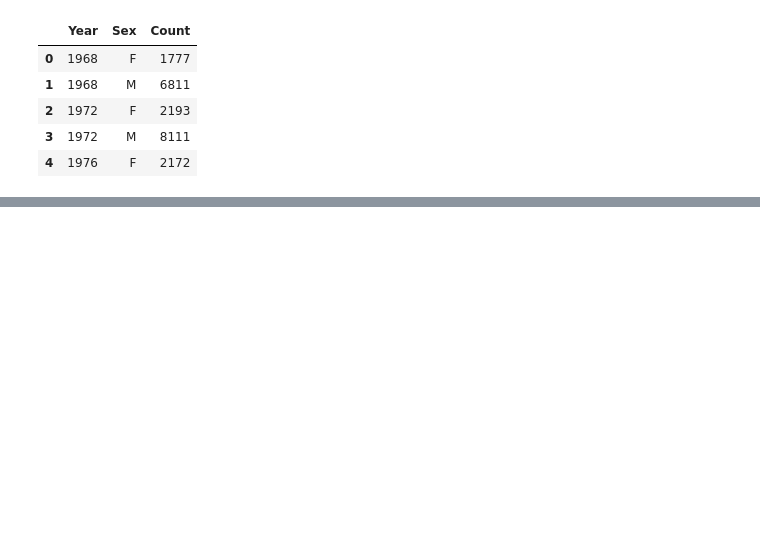
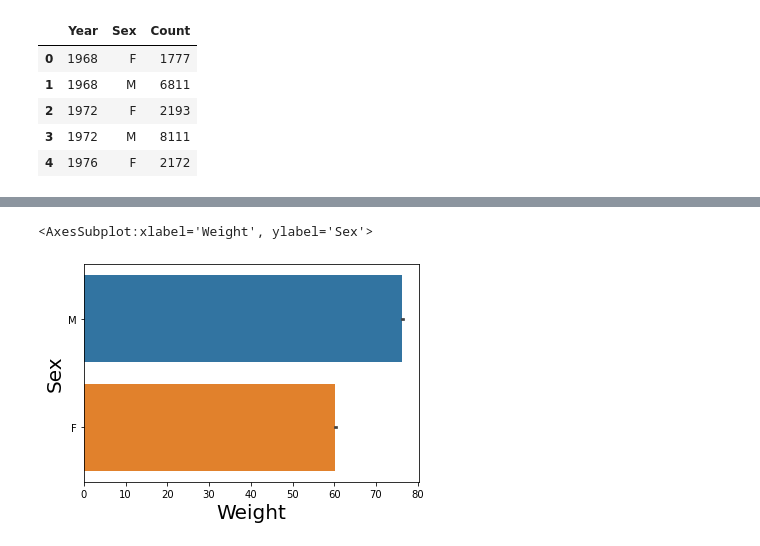
Before and after one commit to ColmRy/UCDPAColm-Ryan, a Jupyter notebook: MyProject.ipynb, the cells around one changed output, grey strips where cells are left out. Cells and saved outputs as stored; diff of their text form; code cells hidden in the pictures; blank space fills up the shorter version.

```diff
--- a/MyProject.ipynb
+++ b/MyProject.ipynb
@@ -315,0 +305,6 @@ plt.show()
+# %%
+#turning bar plot for weight
+sns.barplot(data=olympics_final, x='Weight', y='Sex')
+# %% [output]
+<AxesSubplot:xlabel='Weight', ylabel='Sex'>
+[figure, added]
```
Also changed, not shown: parts of 17 cells of this notebook.
